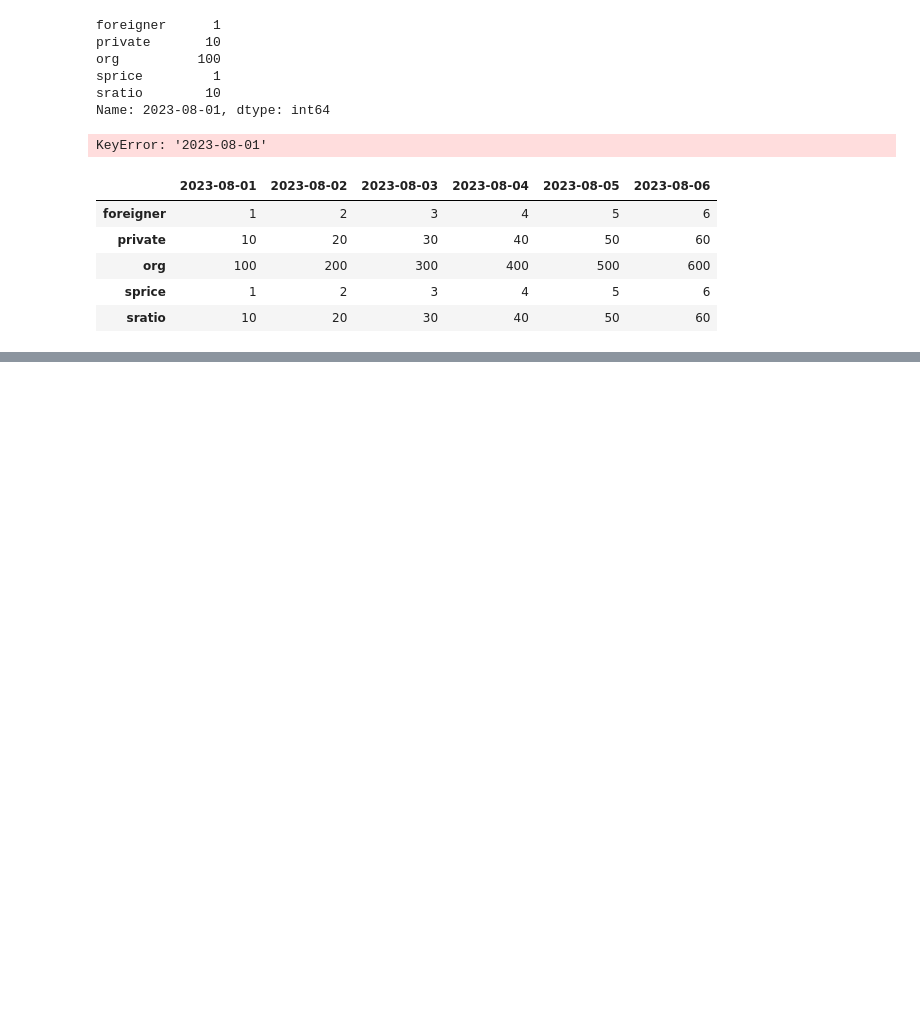
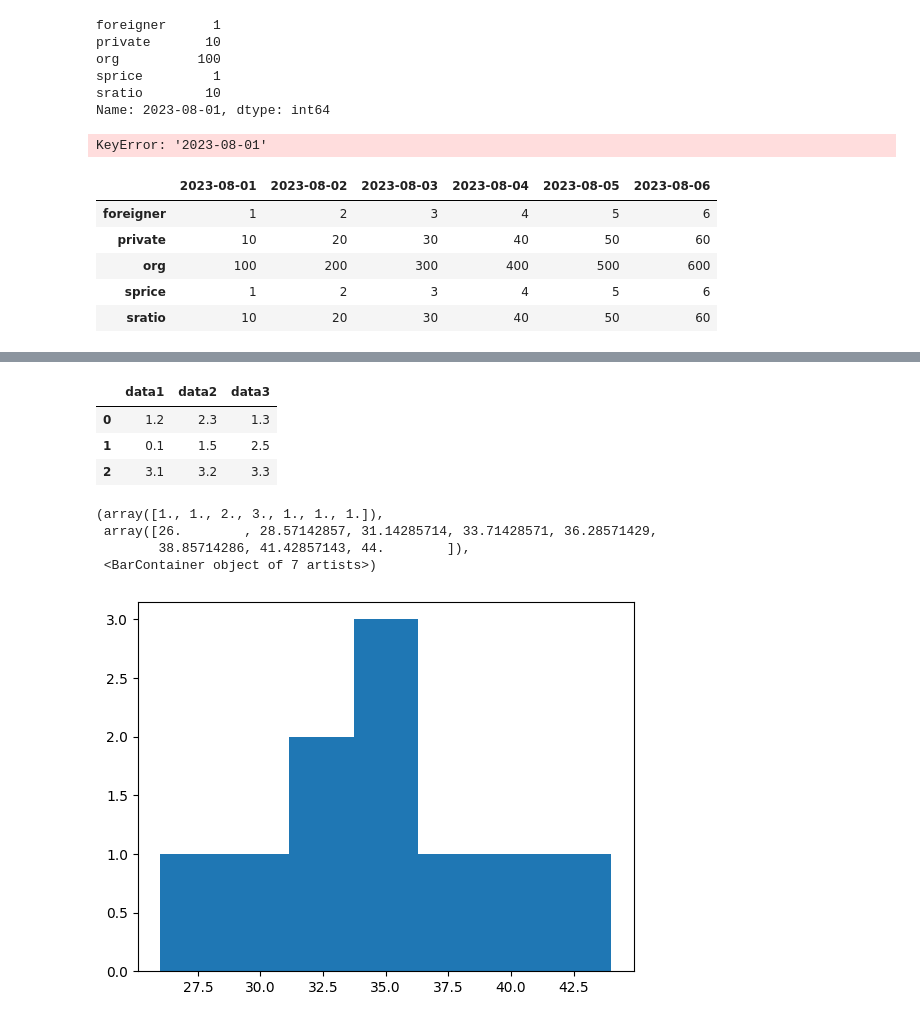
Before and after one commit to hongsp88/python230821, a Jupyter notebook: DemoPandas.ipynb, the cells around one changed output, grey strips where cells are left out. Drawn from its saved outputs; the diff is of its cells as text; code cells hidden in the pictures; blank space fills up the shorter version.

```diff
--- a/DemoPandas.ipynb
+++ b/DemoPandas.ipynb
@@ -106,0 +146,24 @@ frame2.T
+# %%
+frame3 = pd.read_table("c:\\work\\ex3.txt", sep="\s+")
+frame3
+# %% [output]
+|  | data1 | data2 | data3 |
+| 0 | 1.2 | 2.3 | 1.3 |
+| 1 | 0.1 | 1.5 | 2.5 |
+| 2 | 3.1 | 3.2 | 3.3 |
+# %%
+import matplotlib.pyplot as plt
+
+dfExcel = pd.read_excel("c:\\work\\demo.xlsx", "Sheet1")
+# 빈 그림판 추가
+fig = plt.figure()
+# 차트를 추가 (1행, 1열, 1차트)
+ax = fig.add_subplot(1,1,1)
+# 히스토그램
+ax.hist(dfExcel["나이"], bins=7)
+# %% [output]
+(array([1., 1., 2., 3., 1., 1., 1.]),
+ array([26.        , 28.57142857, 31.14285714, 33.71428571, 36.28571429,
+        38.85714286, 41.42857143, 44.        ]),
+ <BarContainer object of 7 artists>)
+[figure, added]
```
Also changed, not shown: parts of 5 cells of this notebook, 2 other files.
